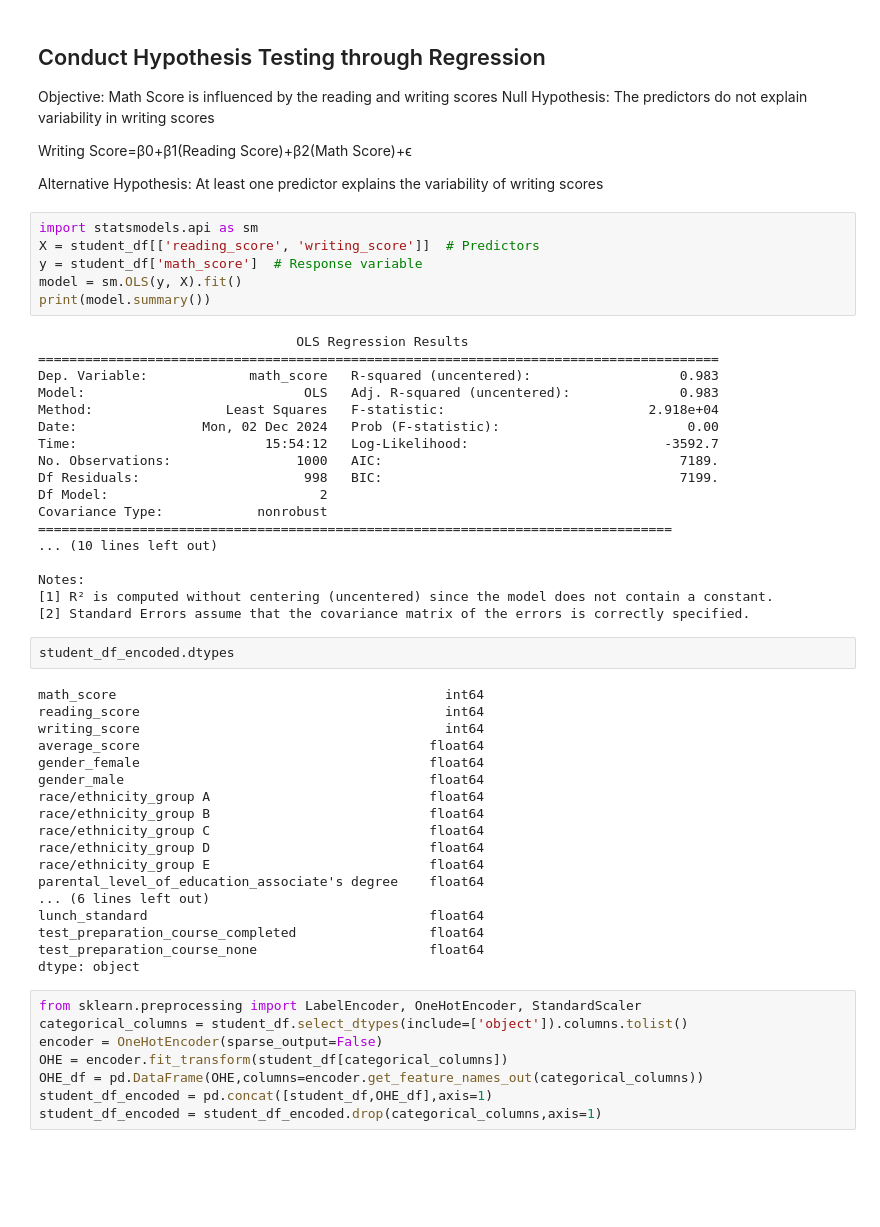
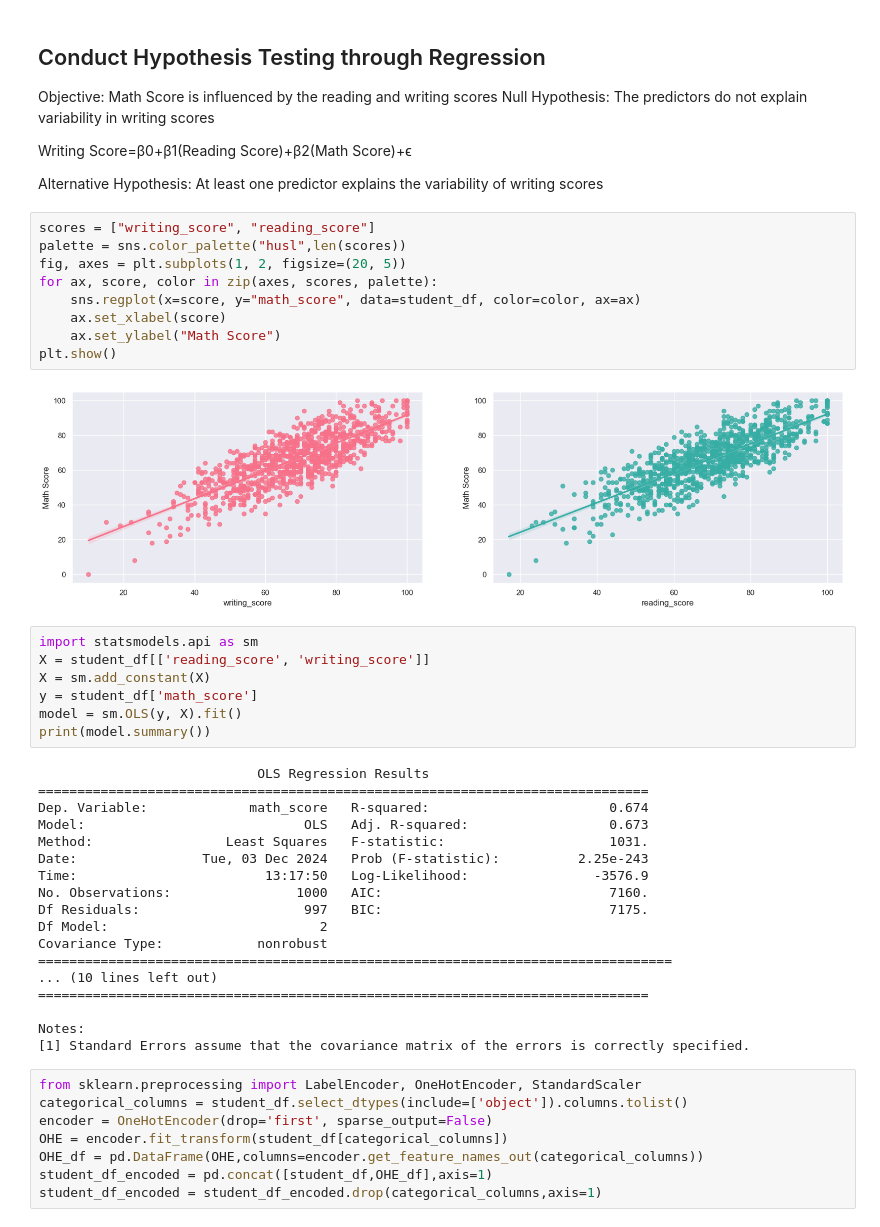
Before and after one commit to kevtr0801/student-performance, a Jupyter notebook: student-exam-performance.ipynb, the cells around one changed output. Saved outputs shown, nothing was run; the diff lists cells and outputs as text; blank space fills up the shorter version.

Commit message:
scaled data and output regression

```diff
--- a/student-exam-performance.ipynb
+++ b/student-exam-performance.ipynb
@@ -203,54 +204,46 @@
 
 
 Alternative Hypothesis: At least one predictor explains the variability of writing scores
+# %%
+scores = ["writing_score", "reading_score"]
+palette = sns.color_palette("husl",len(scores))
+fig, axes = plt.subplots(1, 2, figsize=(20, 5))
+for ax, score, color in zip(axes, scores, palette):
+    sns.regplot(x=score, y="math_score", data=student_df, color=color, ax=ax)
+    ax.set_xlabel(score)
+    ax.set_ylabel("Math Score")
+plt.show()
+# %% [output]
+[figure, added]
 # %%
 import statsmodels.api as sm
-X = student_df[['reading_score', 'writing_score']]  # Predictors
-y = student_df['math_score']  # Response variable
+X = student_df[['reading_score', 'writing_score']]
+X = sm.add_constant(X)
+y = student_df['math_score']
 model = sm.OLS(y, X).fit()
 print(model.summary())
 # %% [output]
-                                 OLS Regression Results
-=======================================================================================
-Dep. Variable:             math_score   R-squared (uncentered):                   0.983
-Model:                            OLS   Adj. R-squared (uncentered):              0.983
-Method:                 Least Squares   F-statistic:                          2.918e+04
-Date:                Mon, 02 Dec 2024   Prob (F-statistic):                        0.00
-Time:                        15:54:12   Log-Likelihood:                         -3592.7
-No. Observations:                1000   AIC:                                      7189.
-Df Residuals:                     998   BIC:                                      7199.
+                            OLS Regression Results
+==============================================================================
+Dep. Variable:             math_score   R-squared:                       0.674
+Model:                            OLS   Adj. R-squared:                  0.673
+Method:                 Least Squares   F-statistic:                     1031.
+Date:                Tue, 03 Dec 2024   Prob (F-statistic):          2.25e-243
+Time:                        13:17:50   Log-Likelihood:                -3576.9
+No. Observations:                1000   AIC:                             7160.
+Df Residuals:                     997   BIC:                             7175.
 Df Model:                           2
 Covariance Type:            nonrobust
 =================================================================================
 ... (10 lines left out)
+==============================================================================
 
 Notes:
-[1] R² is computed without centering (uncentered) since the model does not contain a constant.
-[2] Standard Errors assume that the covariance matrix of the errors is correctly specified.
+[1] Standard Errors assume that the covariance matrix of the errors is correctly specified.
-# %%
-student_df_encoded.dtypes
-# %% [output]
-math_score                                          int64
-reading_score                                       int64
-writing_score                                       int64
-average_score                                     float64
-gender_female                                     float64
-gender_male                                       float64
-race/ethnicity_group A                            float64
-race/ethnicity_group B                            float64
-race/ethnicity_group C                            float64
-race/ethnicity_group D                            float64
-race/ethnicity_group E                            float64
-parental_level_of_education_associate's degree    float64
-... (6 lines left out)
-lunch_standard                                    float64
-test_preparation_course_completed                 float64
-test_preparation_course_none                      float64
-dtype: object
 # %%
 from sklearn.preprocessing import LabelEncoder, OneHotEncoder, StandardScaler
 categorical_columns = student_df.select_dtypes(include=['object']).columns.tolist()
-encoder = OneHotEncoder(sparse_output=False)
+encoder = OneHotEncoder(drop='first', sparse_output=False)
 OHE = encoder.fit_transform(student_df[categorical_columns])
 OHE_df = pd.DataFrame(OHE,columns=encoder.get_feature_names_out(categorical_columns))
 student_df_encoded = pd.concat([student_df,OHE_df],axis=1)
```
Also changed, not shown: parts of 10 cells of this notebook.
